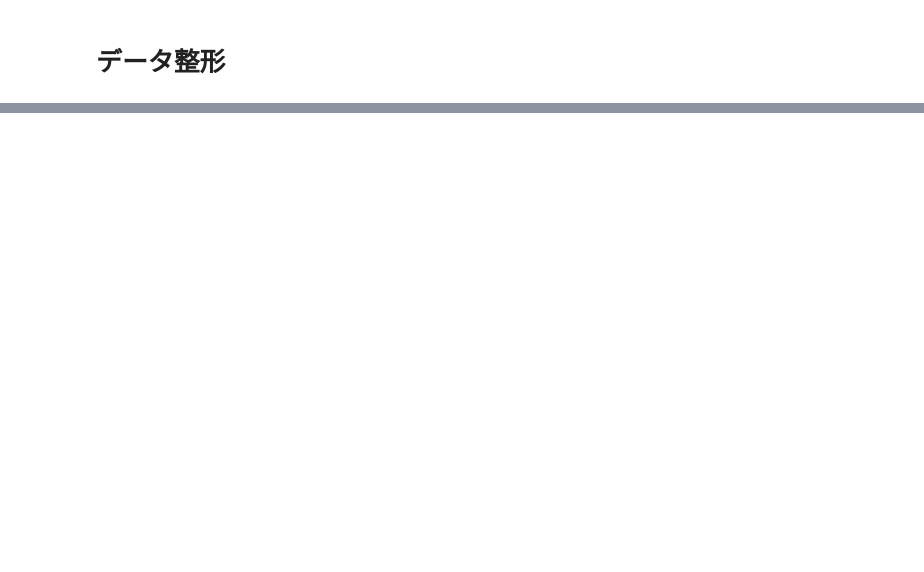
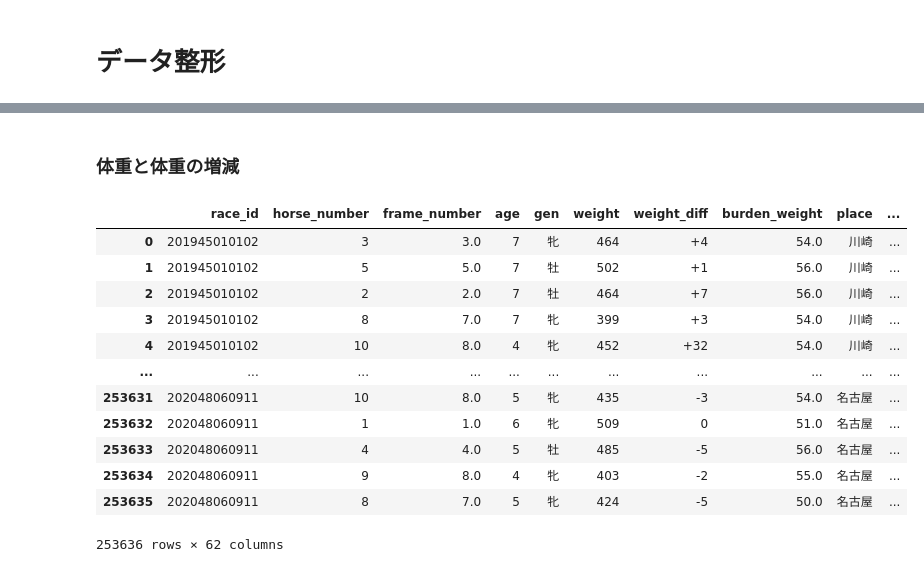
Before and after one commit to monda00/horse-race-notebook, a Jupyter notebook: predict_show_neural_network.ipynb, the cells around one changed output, grey strips where cells are left out. Cells and saved outputs as stored; diff of their text form; code cells hidden in the pictures; blank space fills up the shorter version.

```diff
--- a/predict_show_neural_network.ipynb
+++ b/predict_show_neural_network.ipynb
@@ -84,0 +153,39 @@ df
+# %%
+race_horse_number = []
+for n in race_horse_number_counter:
+  for _ in range(n):
+    race_horse_number.append(n)
+# %%
+train_df['race_horse_number'] = race_horse_number
+# %% [markdown]
+### 体重と体重の増減
+# %%
+weight = []
+weight_diff = []
+for i in range(len(df)):
+  horse_weight = df.iloc[i]['horse_weight']
+  if horse_weight == '計不':
+    weight.append('計不')
+    weight_diff.append('計不')
+  else:
+    weight.append(int(re.search(r'(.*)(\(.*?\))', horse_weight).group(1)))
+    weight_diff.append(re.search(r'(.*)(\(.*?\))', horse_weight).group(2).replace('(', '').replace(')', ''))
+# %%
+train_df['weight'] = weight
+train_df['weight_diff'] = weight_diff
+# %%
+train_df
+# %% [output]
+|  | race_id | horse_number | frame_number | age | gen | weight | weight_diff | burden_weight | place | ... |
+| 0 | 201945010102 | 3 | 3.0 | 7 | 牝 | 464 | +4 | 54.0 | 川崎 | ... |
+| 1 | 201945010102 | 5 | 5.0 | 7 | 牡 | 502 | +1 | 56.0 | 川崎 | ... |
+| 2 | 201945010102 | 2 | 2.0 | 7 | 牡 | 464 | +7 | 56.0 | 川崎 | ... |
+| 3 | 201945010102 | 8 | 7.0 | 7 | 牝 | 399 | +3 | 54.0 | 川崎 | ... |
+| 4 | 201945010102 | 10 | 8.0 | 4 | 牝 | 452 | +32 | 54.0 | 川崎 | ... |
+| ... | ... | ... | ... | ... | ... | ... | ... | ... | ... | ... |
+| 253631 | 202048060911 | 10 | 8.0 | 5 | 牝 | 435 | -3 | 54.0 | 名古屋 | ... |
+| 253632 | 202048060911 | 1 | 1.0 | 6 | 牝 | 509 | 0 | 51.0 | 名古屋 | ... |
+| 253633 | 202048060911 | 4 | 4.0 | 5 | 牡 | 485 | -5 | 56.0 | 名古屋 | ... |
+| 253634 | 202048060911 | 9 | 8.0 | 4 | 牝 | 403 | -2 | 55.0 | 名古屋 | ... |
+| 253635 | 202048060911 | 8 | 7.0 | 5 | 牝 | 424 | -5 | 50.0 | 名古屋 | ... |
+253636 rows × 62 columns
```
Also changed, not shown: parts of 26 cells of this notebook.
